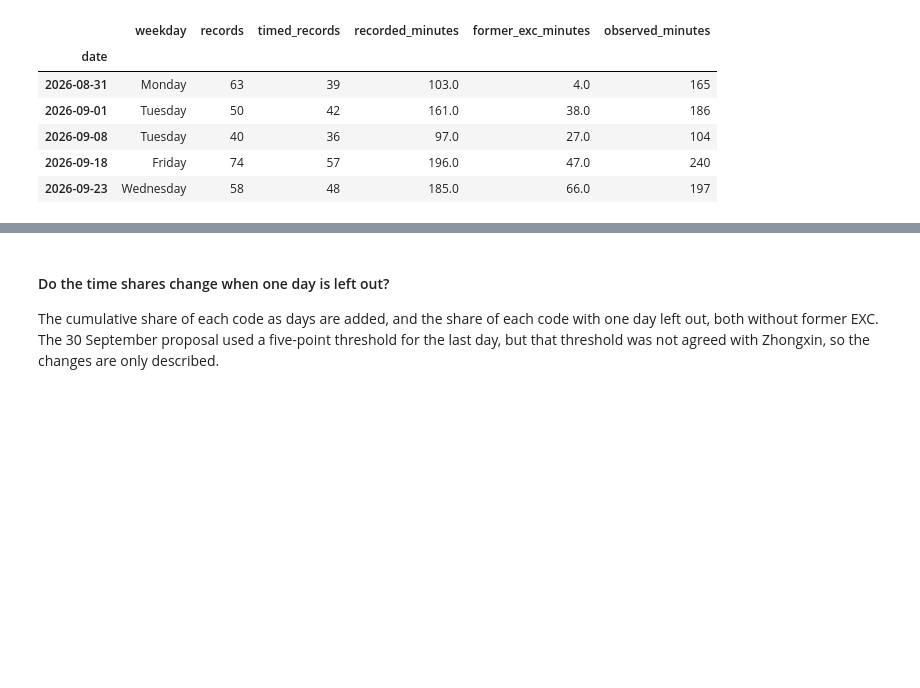
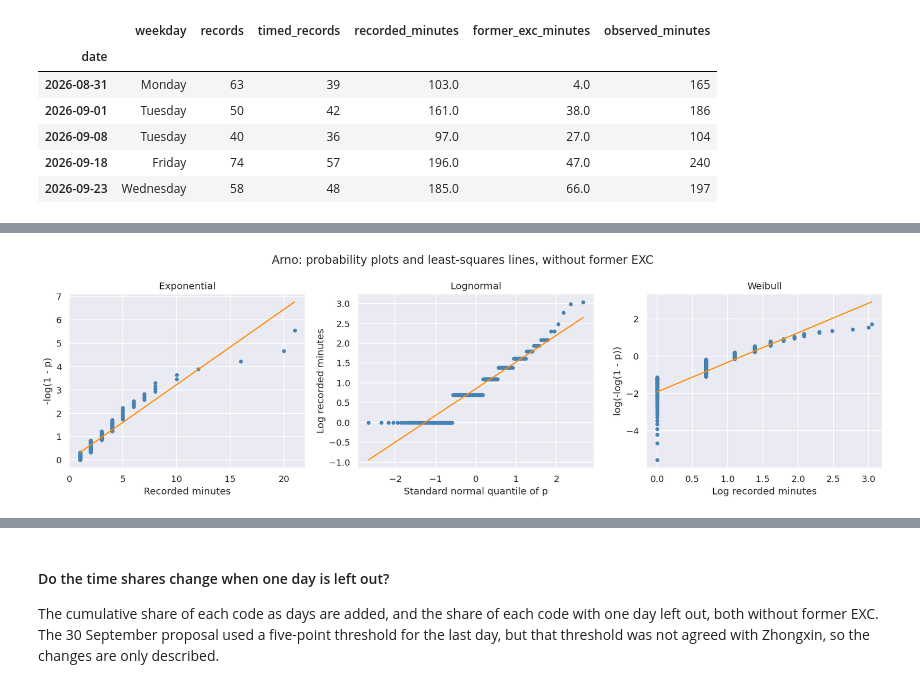
Before and after one commit to Luuuuuig/Bachelor-End-Project, a Jupyter notebook: Arno_Analysis_2026_10_02.ipynb, the cells around one changed output, grey strips where cells are left out. Drawn from its saved outputs; the diff is of its cells as text; code cells hidden in the pictures; blank space fills up the shorter version.

```diff
--- a/Arno_Analysis_2026_10_02.ipynb
+++ b/Arno_Analysis_2026_10_02.ipynb
@@ -437,0 +354,12 @@ leave_one_out.round(2)
+# %%
+lognormal_x = stats.norm.ppf(duration_p)
+lognormal_y = np.log(duration_sorted)
+
+lognormal_sigma = (
+    np.sum((lognormal_x - lognormal_x.mean()) * (lognormal_y - lognormal_y.mean()))
+    / np.sum((lognormal_x - lognormal_x.mean())**2)
+)
+lognormal_mu = lognormal_y.mean() - lognormal_sigma * lognormal_x.mean()
+lognormal_scale = np.exp(lognormal_mu)
+
+lognormal_mu, lognormal_sigma, lognormal_scale
@@ -437,0 +376,12 @@ leave_one_out.round(2)
+# %%
+weibull_x = np.log(duration_sorted)
+weibull_y = np.log(-np.log(1 - duration_p))
+
+weibull_shape = (
+    np.sum((weibull_x - weibull_x.mean()) * (weibull_y - weibull_y.mean()))
+    / np.sum((weibull_x - weibull_x.mean())**2)
+)
+weibull_intercept = weibull_y.mean() - weibull_shape * weibull_x.mean()
+weibull_scale = np.exp(-weibull_intercept / weibull_shape)
+
+weibull_shape, weibull_scale
@@ -437,0 +423,20 @@ leave_one_out.round(2)
+# %%
+fig, axes = plt.subplots(1, 3, figsize=(15, 4.5))
+
+axes[0].scatter(exponential_x, exponential_y, s=15, color="steelblue")
+axes[0].plot(exponential_x, exponential_rate * exponential_x, color="darkorange")
+axes[0].set(title="Exponential", xlabel="Recorded minutes", ylabel="-log(1 - p)")
+
+axes[1].scatter(lognormal_x, lognormal_y, s=15, color="steelblue")
+axes[1].plot(lognormal_x, lognormal_mu + lognormal_sigma * lognormal_x, color="darkorange")
+axes[1].set(title="Lognormal", xlabel="Standard normal quantile of p", ylabel="Log recorded minutes")
+
+axes[2].scatter(weibull_x, weibull_y, s=15, color="steelblue")
+axes[2].plot(weibull_x, weibull_intercept + weibull_shape * weibull_x, color="darkorange")
+axes[2].set(title="Weibull", xlabel="Log recorded minutes", ylabel="log(-log(1 - p))")
+
+fig.suptitle("Arno: probability plots and least-squares lines, without former EXC")
+plt.tight_layout()
+plt.show()
+# %% [output]
+[figure, added]
```
Also changed, not shown: parts of 51 cells of this notebook.
